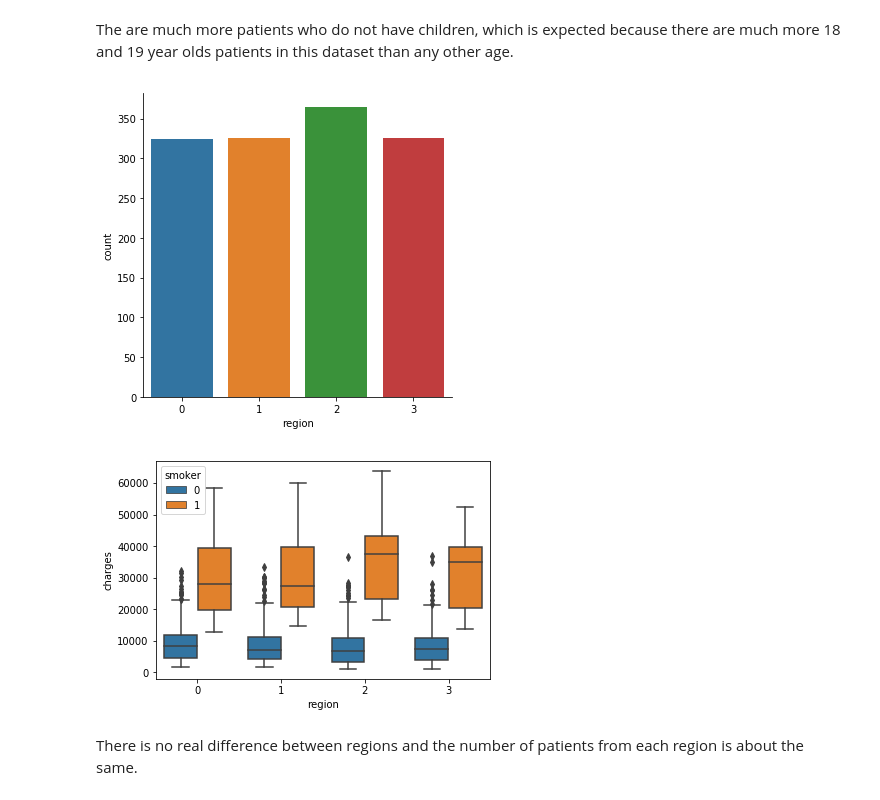
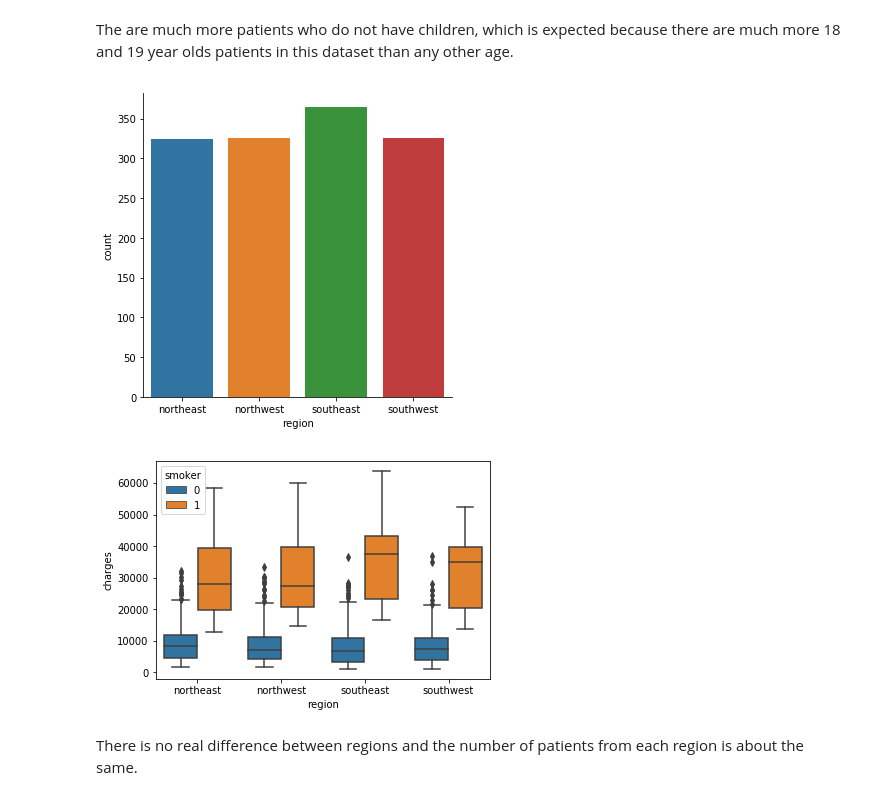
Before and after one commit to mkung8889/ML_Regression, a Jupyter notebook: eda_regressions.ipynb, the cells around one changed output. Saved outputs shown, nothing was run; the diff lists cells and outputs as text; code cells hidden in the pictures.

Commit message:
added/edit more graphs and more detailed description for EDA

```diff
--- a/eda_regressions.ipynb
+++ b/eda_regressions.ipynb
@@ -232,14 +286,16 @@ plt.show()
 The are much more patients who do not have children, which is expected because there are much more 18 and 19 year olds patients in this dataset than any other age.
 # %%
 sns.catplot(x='region', kind='count', data=df)
+plt.xticks(np.arange(4),labels=['northeast','northwest','southeast','southwest'])
 plt.show()
 # %% [output]
-[figure, old version]
+[figure, new version]
 # %%
 sns.boxplot(x='region', y='charges',hue='smoker', data=df)
+plt.xticks(np.arange(4),labels=['northeast','northwest','southeast','southwest'])
 plt.show()
 # %% [output]
-[figure, old version]
+[figure, new version]
 # %% [markdown]
 There is no real difference between regions and the number of patients from each region is about the same.
 # %% [markdown]
```
Also changed, not shown: parts of 43 cells of this notebook.
